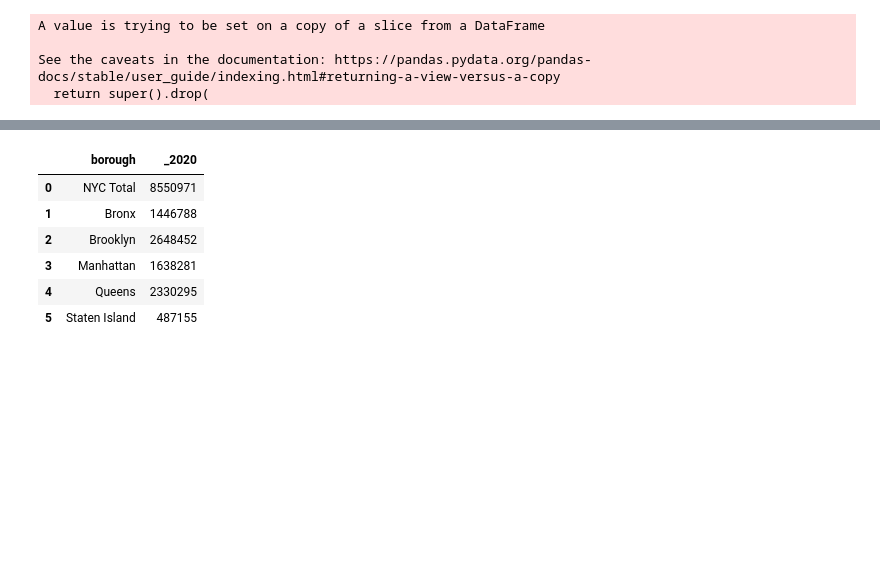
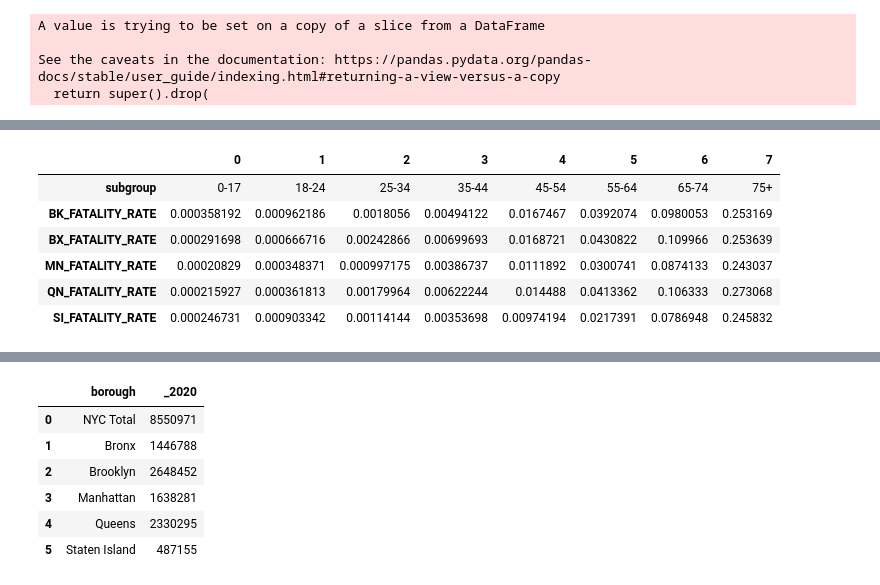
Before and after one commit to stanislava85/CovidReliefDashboard, a Jupyter notebook: first_diagram.ipynb, the cells around one changed output, grey strips where cells are left out. Cells and saved outputs as stored; diff of their text form; code cells hidden in the pictures; blank space fills up the shorter version.

```diff
--- a/first_diagram.ipynb
+++ b/first_diagram.ipynb
@@ -225,0 +228,12 @@ by_boro
+# %%
+by_boro = by_boro.transpose(copy=True)
+# %%
+by_boro
+# %% [output]
+|  | 0 | 1 | 2 | 3 | 4 | 5 | 6 | 7 |
+| subgroup | 0-17 | 18-24 | 25-34 | 35-44 | 45-54 | 55-64 | 65-74 | 75+ |
+| BK_FATALITY_RATE | 0.000358192 | 0.000962186 | 0.0018056 | 0.00494122 | 0.0167467 | 0.0392074 | 0.0980053 | 0.253169 |
+| BX_FATALITY_RATE | 0.000291698 | 0.000666716 | 0.00242866 | 0.00699693 | 0.0168721 | 0.0430822 | 0.109966 | 0.253639 |
+| MN_FATALITY_RATE | 0.00020829 | 0.000348371 | 0.000997175 | 0.00386737 | 0.0111892 | 0.0300741 | 0.0874133 | 0.243037 |
+| QN_FATALITY_RATE | 0.000215927 | 0.000361813 | 0.00179964 | 0.00622244 | 0.014488 | 0.0413362 | 0.106333 | 0.273068 |
+| SI_FATALITY_RATE | 0.000246731 | 0.000903342 | 0.00114144 | 0.00353698 | 0.00974194 | 0.0217391 | 0.0786948 | 0.245832 |
```
Also changed, not shown: parts of 37 cells of this notebook.
